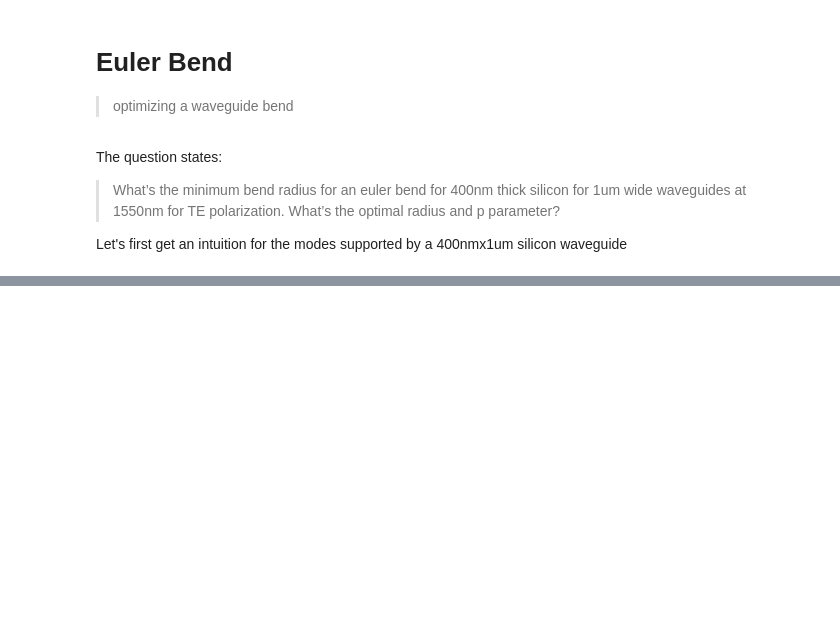
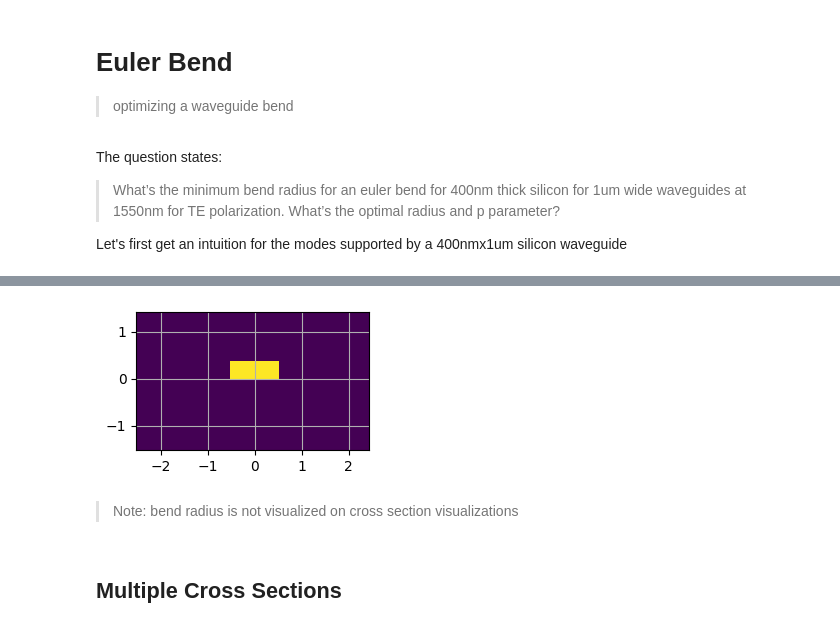
Before and after one commit to jan-david-fischbach/skill-challenge, a Jupyter notebook: nbs/02_eulerbend.ipynb, the cells around one changed output, grey strips where cells are left out. Drawn from its saved outputs; the diff is of its cells as text; code cells hidden in the pictures; blank space fills up the shorter version.

```diff
--- a/nbs/02_eulerbend.ipynb
+++ b/nbs/02_eulerbend.ipynb
@@ -63,0 +364,21 @@ plt.yscale("log")
+# %%
+def create_cross_section(
+    bend_radius, L, w=w, t_core=t_core, t_ox=t_ox, t_slab=t_slab, wl=wl_mean, T=T
+):
+    env = mw.Environment(
+        wl=wl,
+        T=T,
+    )
+    cs = mw.CrossSection(
+        cell=create_cell(bend_radius, L=L, w=w, t_core=t_core, t_ox=t_ox, t_slab=t_slab),
+        env=env,
+    )
+    return cs
+# %%
+mw.visualize(create_cross_section(bend_radius=50.0, L=10))
+# %% [output]
+[figure, added]
+# %% [markdown]
+> Note: bend radius is not visualized on cross section visualizations
+# %% [markdown]
+## Multiple Cross Sections
```
Also changed, not shown: parts of 52 cells of this notebook, 8 other files.
